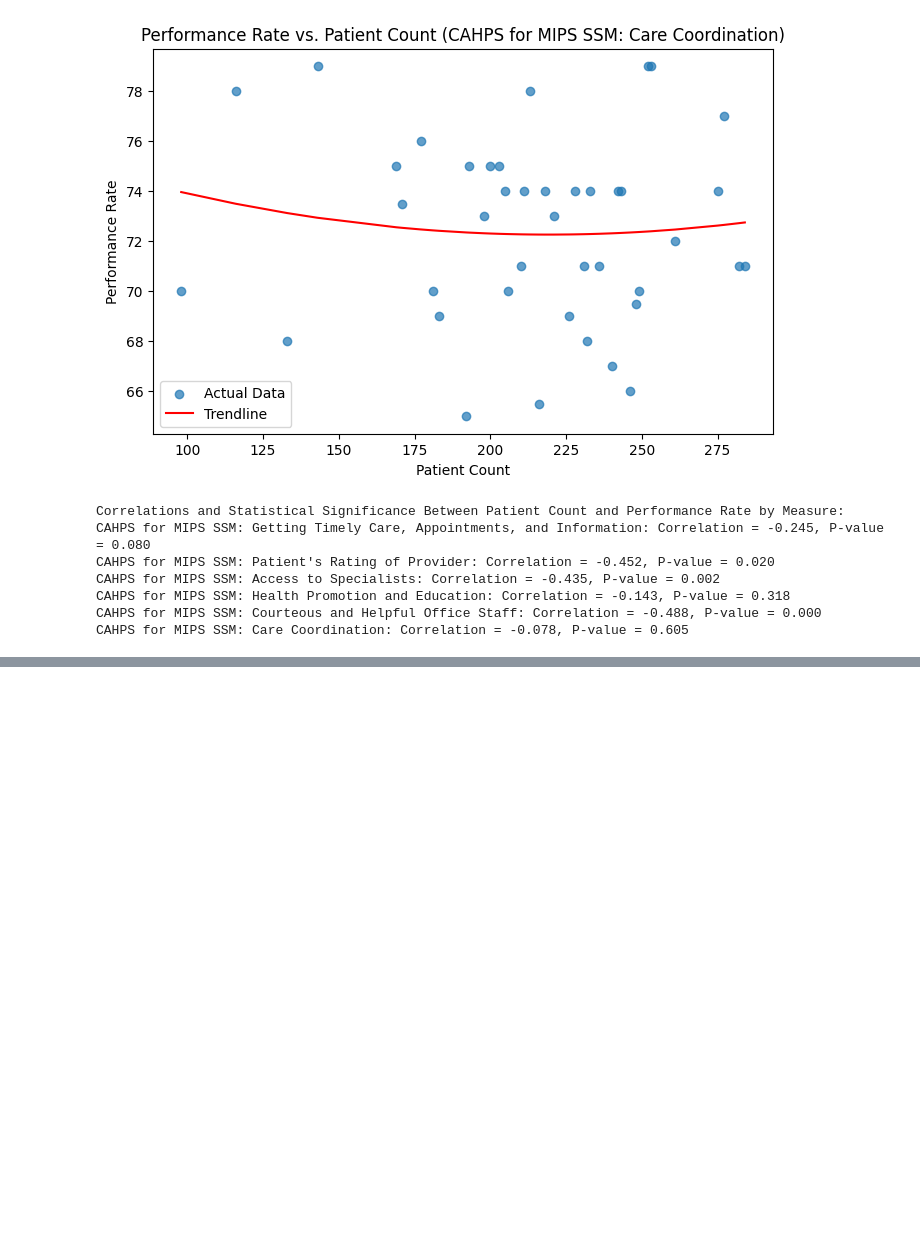
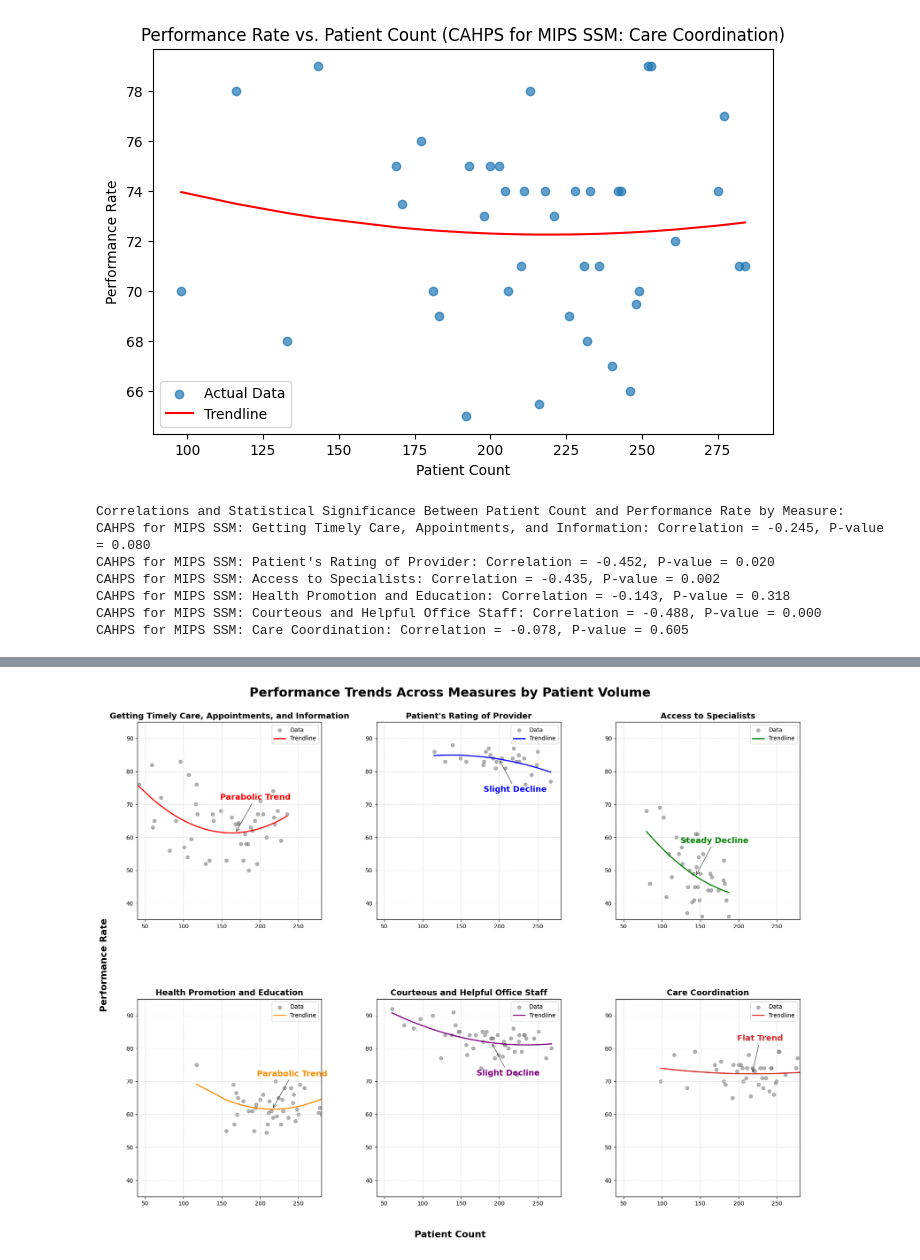
Before and after one commit to RWN-MD/CRISP-DM-Udacity-Project, a Jupyter notebook: CRISP_DM_Udacity_Project_Notebook.ipynb, the cells around one changed output, grey strips where cells are left out. Drawn from its saved outputs; the diff is of its cells as text; code cells hidden in the pictures; blank space fills up the shorter version.

Commit message:
Included BlogFigures

```diff
--- a/CRISP_DM_Udacity_Project_Notebook.ipynb
+++ b/CRISP_DM_Udacity_Project_Notebook.ipynb
@@ -419,2 +418,68 @@ Actual vs. Predicted for: CAHPS for MIPS SSM: Access to Specialists
 Actual vs. Predicted for: CAHPS for MIPS SSM: Courteous and Helpful Office Staff
 [figure]
+# %%
+# Define consistent y-axis and x-axis limits
+y_min, y_max = 35, 95  # Performance Rate range
+x_min, x_max = 40, 280  # Patient Count range
+
+# Define colors for trendlines
+colors = ['red', 'blue', 'green', '#FF8C00', 'purple', '#d62728']
+
+# Key insights
+key_insights = {
+    'CAHPS for MIPS SSM: Getting Timely Care, Appointments, and Information': 'Parabolic Trend',
+    'CAHPS for MIPS SSM: Patient\'s Rating of Provider': 'Slight Decline',
+    'CAHPS for MIPS SSM: Access to Specialists': 'Steady Decline',
+    'CAHPS for MIPS SSM: Health Promotion and Education': 'Parabolic Trend',
+    'CAHPS for MIPS SSM: Courteous and Helpful Office Staff': 'Slight Decline',
+    'CAHPS for MIPS SSM: Care Coordination': 'Flat Trend'
+}
+
+# Set up the figure and axes for a 2x3 grid
+fig, axs = plt.subplots(2, 3, figsize=(18, 14))
+fig.subplots_adjust(hspace=0.4, wspace=0.3, top=0.92, bottom=0.1, left=0.08, right=0.97)  # Adjust spacing
+fig.suptitle('Performance Trends Across Measures by Patient Volume', fontsize=22, fontweight='bold')
+
+# Plot each measure
+for ax, (measure, color) in zip(axs.flat, zip(cleaned_data['measure_title'].unique(), colors)):
+    subset = cleaned_data[cleaned_data['measure_title'] == measure]
+    grouped = subset.groupby('patient_count')['prf_rate'].mean().reset_index()
+
+    x = grouped['patient_count']
+    y = grouped['prf_rate']
+    z = np.polyfit(x, y, 2)
+    p = np.poly1d(z)
+
+    # Scatter plot and trendline
+    ax.scatter(x, y, color='grey', alpha=0.6, label='Data')
+    ax.plot(x, p(x), color=color, linewidth=2, label='Trendline')
+
+    # Add annotation for trend
+    annotation = key_insights.get(measure, 'No Trend Found')
+    if measure == 'CAHPS for MIPS SSM: Patient\'s Rating of Provider' or measure == 'CAHPS for MIPS SSM: Courteous and Helpful Office Staff':
+        # Point annotation up from below for specific measures
+        ax.annotate(annotation, xy=(x.median(), p(x.median())),
+                    xytext=(x.median() - 20, p(x.median()) - 10), color=color,
+                    arrowprops=dict(facecolor=color, arrowstyle='->', alpha=0.7),
+                    fontsize=14, fontweight='bold')
+    else:
+        # Default annotation
+        ax.annotate(annotation, xy=(x.median(), p(x.median())),
+                    xytext=(x.median() - 20, p(x.median()) + 10), color=color,
+                    arrowprops=dict(facecolor=color, arrowstyle='->', alpha=0.7),
+                    fontsize=14, fontweight='bold')
+
+    # Set titles and limits
+    ax.set_title(measure.split(': ')[-1], fontsize=14, fontweight='bold')
+    ax.set_xlim(x_min, x_max)
+    ax.set_ylim(y_min, y_max)
+    ax.grid(color='lightgrey', linestyle='--', linewidth=0.7)
+    ax.legend(loc='upper right', fontsize=10)
+
+# Shared labels with adjusted positions
+fig.text(0.5, 0.03, 'Patient Count', ha='center', fontsize=16, fontweight='bold')
+fig.text(0.03, 0.5, 'Performance Rate', va='center', rotation='vertical', fontsize=16, fontweight='bold')
+
+plt.show()
+# %% [output]
+[figure, added]
```
Also changed, not shown: parts of 13 cells of this notebook.
